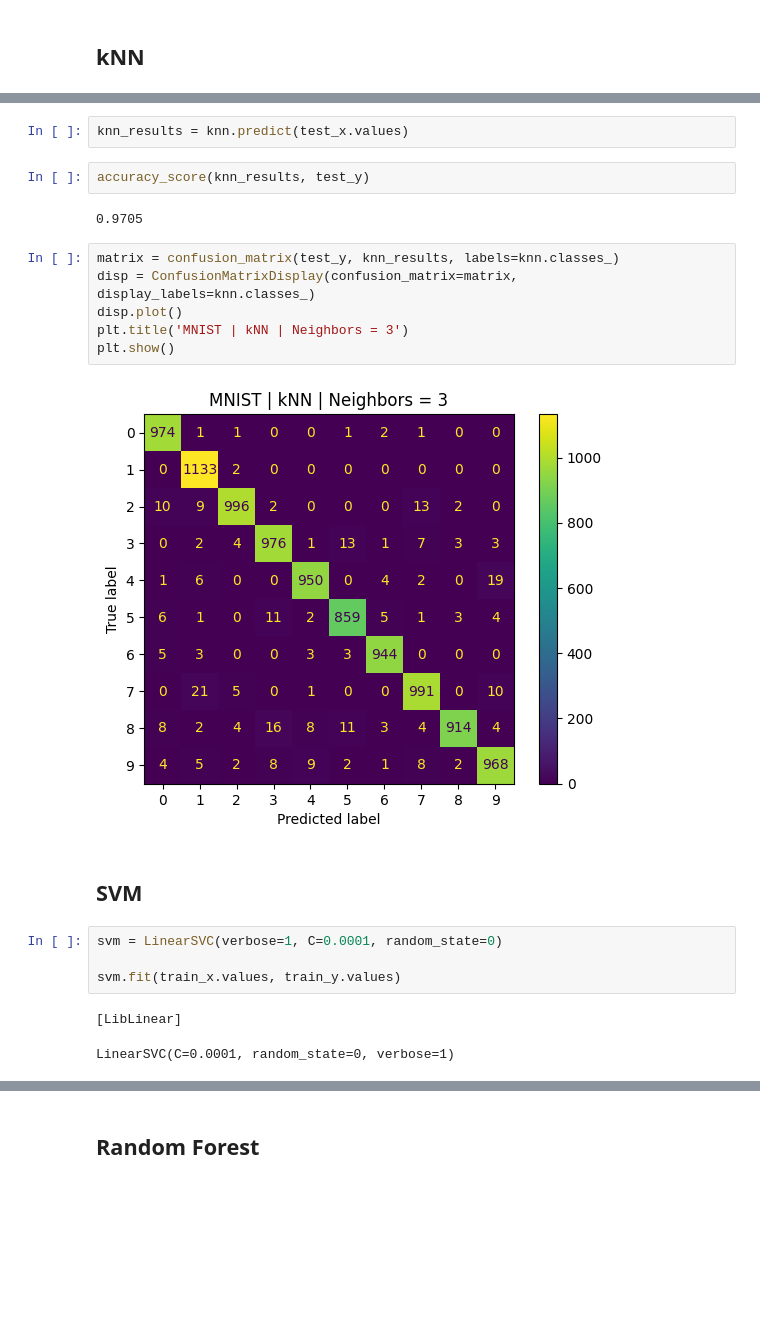
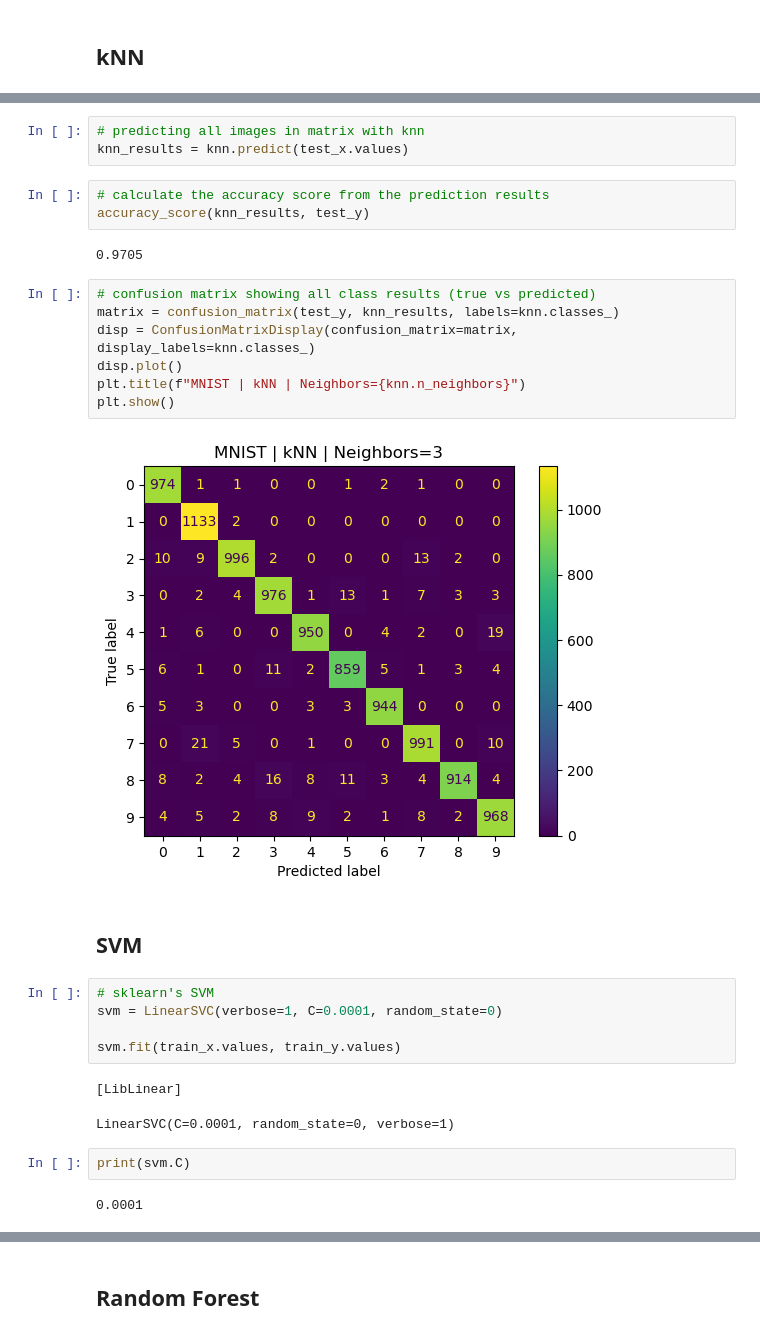
Before and after one commit to TommyAK/mnist, a Jupyter notebook: code.ipynb, the cells around one changed output, grey strips where cells are left out. Cells and saved outputs as stored; diff of their text form; blank space fills up the shorter version.

```diff
--- a/code.ipynb
+++ b/code.ipynb
@@ -82,24 +90,32 @@ plt.imshow(test_x.iloc[545].values.reshape([28,28]), cmap='gray')
-# %%
-knn_results = knn.predict(test_x.values)
-# %%
-accuracy_score(knn_results, test_y)
-# %% [output]
-0.9705
+# %%
+# predicting all images in matrix with knn
+knn_results = knn.predict(test_x.values)
+# %%
+# calculate the accuracy score from the prediction results
+accuracy_score(knn_results, test_y)
+# %% [output]
+0.9705
 # %%
+# confusion matrix showing all class results (true vs predicted)
 matrix = confusion_matrix(test_y, knn_results, labels=knn.classes_)
 disp = ConfusionMatrixDisplay(confusion_matrix=matrix, display_labels=knn.classes_)
 disp.plot()
-plt.title('MNIST | kNN | Neighbors = 3')
+plt.title(f"MNIST | kNN | Neighbors={knn.n_neighbors}")
 plt.show()
 # %% [output]
-[figure, old version]
+[figure, new version]
 # %% [markdown]
 ## SVM
 # %%
+# sklearn's SVM
 svm = LinearSVC(verbose=1, C=0.0001, random_state=0)
 
 svm.fit(train_x.values, train_y.values)
 # %% [output]
 [LibLinear]
 LinearSVC(C=0.0001, random_state=0, verbose=1)
+# %%
+print(svm.C)
+# %% [output]
+0.0001
 # %%
```
Also changed, not shown: parts of 27 cells of this notebook.
